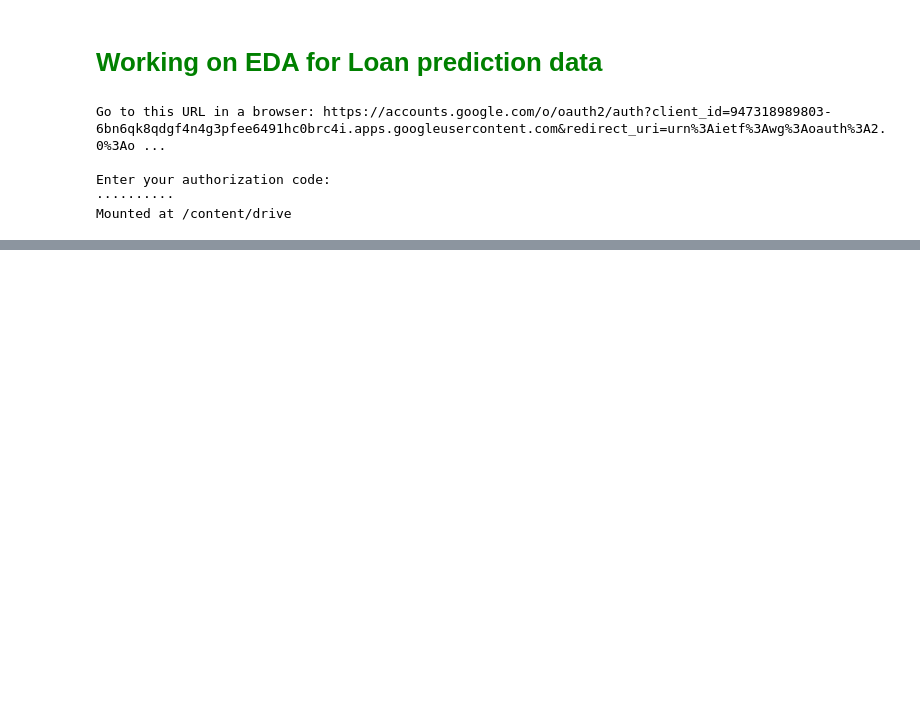
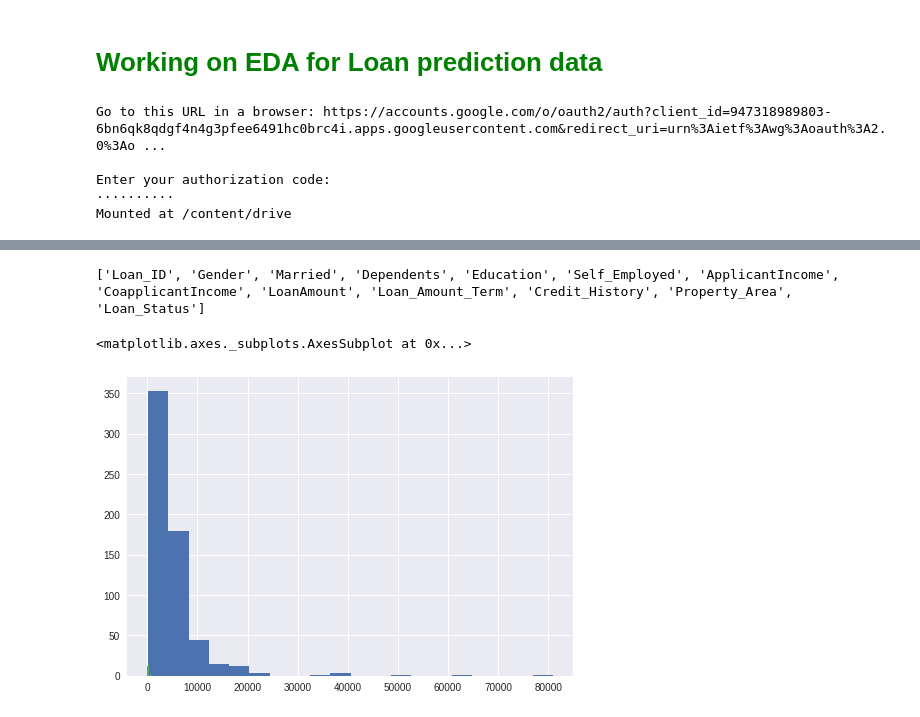
Before and after one commit to ss-pratapIIITB/Loan-Prediction, a Jupyter notebook: Loan_prediction_data.ipynb, the cells around one changed output, grey strips where cells are left out. Drawn from its saved outputs; the diff is of its cells as text; code cells hidden in the pictures; blank space fills up the shorter version.

```diff
--- a/Loan_prediction_data.ipynb
+++ b/Loan_prediction_data.ipynb
@@ -108,0 +86,7 @@ ValueError: ignored
+# %%
+print(df.columns.values.tolist())
+df['ApplicantIncome'].hist(bins=20)
+# %% [output]
+['Loan_ID', 'Gender', 'Married', 'Dependents', 'Education', 'Self_Employed', 'ApplicantIncome', 'CoapplicantIncome', 'LoanAmount', 'Loan_Amount_Term', 'Credit_History', 'Property_Area', 'Loan_Status']
+<matplotlib.axes._subplots.AxesSubplot at 0x...>
+[figure, added]
```
Also changed, not shown: parts of 14 cells of this notebook.
